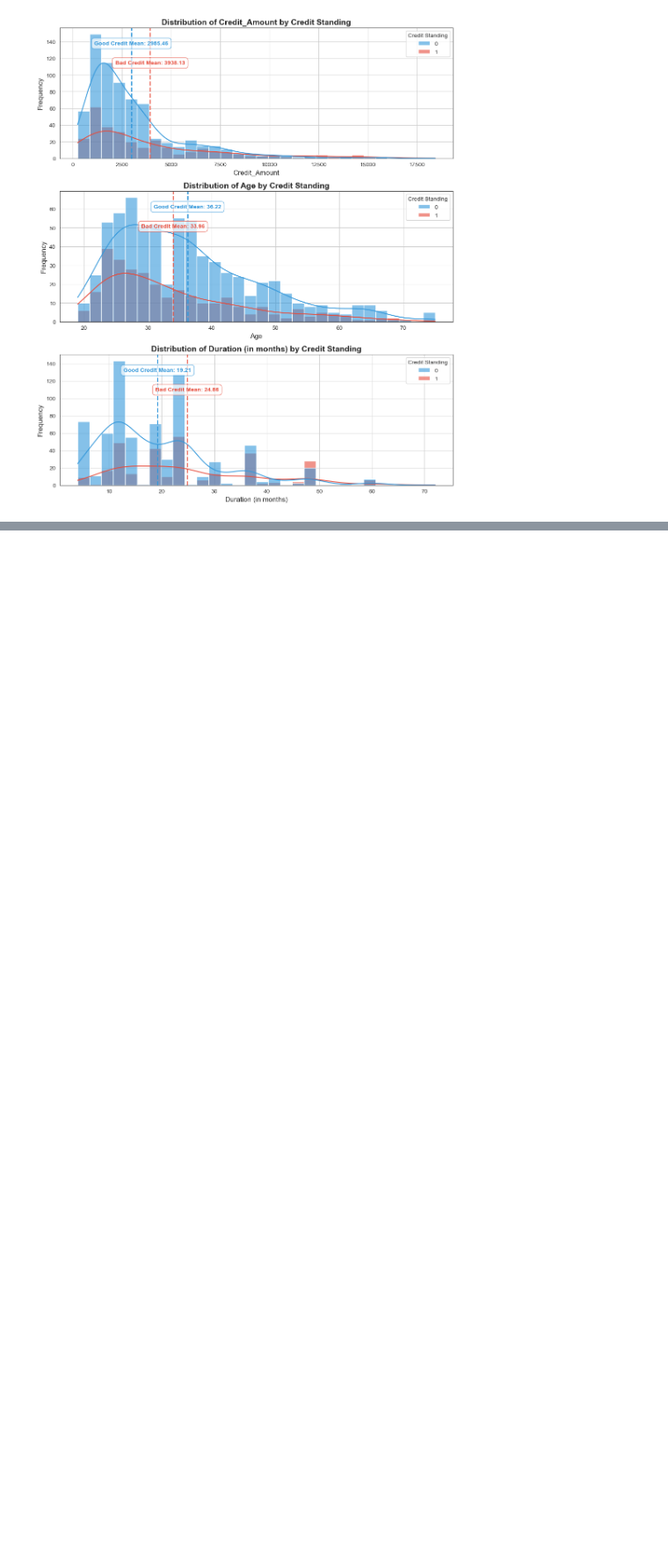
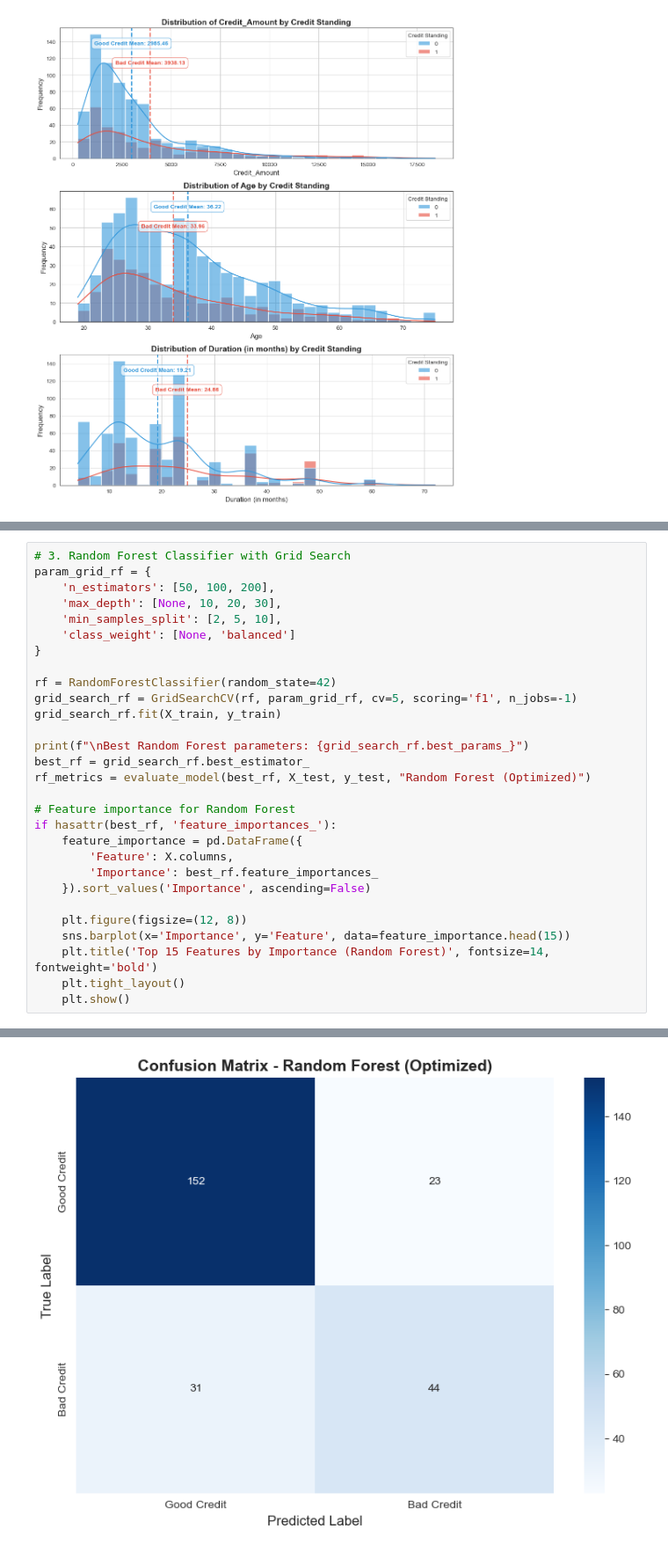
Before and after one commit to DSCI-310-2025/dsci-310-python-group-1-pipeline-pythons, a Jupyter notebook: credit_risk_analysis.ipynb, the cells around one changed output, grey strips where cells are left out. Shown at 88% size. Drawn from its saved outputs; the diff is of its cells as text; blank space fills up the shorter version.

```diff
--- a/credit_risk_analysis.ipynb
+++ b/credit_risk_analysis.ipynb
@@ -301,0 +425,30 @@ plt.show()
+# %%
+# 3. Random Forest Classifier with Grid Search
+param_grid_rf = {
+    'n_estimators': [50, 100, 200],
+    'max_depth': [None, 10, 20, 30],
+    'min_samples_split': [2, 5, 10],
+    'class_weight': [None, 'balanced']
+}
+
+rf = RandomForestClassifier(random_state=42)
+grid_search_rf = GridSearchCV(rf, param_grid_rf, cv=5, scoring='f1', n_jobs=-1)
+grid_search_rf.fit(X_train, y_train)
+
+print(f"\nBest Random Forest parameters: {grid_search_rf.best_params_}")
+best_rf = grid_search_rf.best_estimator_
+rf_metrics = evaluate_model(best_rf, X_test, y_test, "Random Forest (Optimized)")
+
+# Feature importance for Random Forest
+if hasattr(best_rf, 'feature_importances_'):
+    feature_importance = pd.DataFrame({
+        'Feature': X.columns,
+        'Importance': best_rf.feature_importances_
+    }).sort_values('Importance', ascending=False)
+
+    plt.figure(figsize=(12, 8))
+    sns.barplot(x='Importance', y='Feature', data=feature_importance.head(15))
+    plt.title('Top 15 Features by Importance (Random Forest)', fontsize=14, fontweight='bold')
+    plt.tight_layout()
+    plt.show()
+# %% [output]
@@ -301,0 +473 @@ plt.show()
+[figure, added]
```
Also changed, not shown: parts of 7 cells of this notebook.
